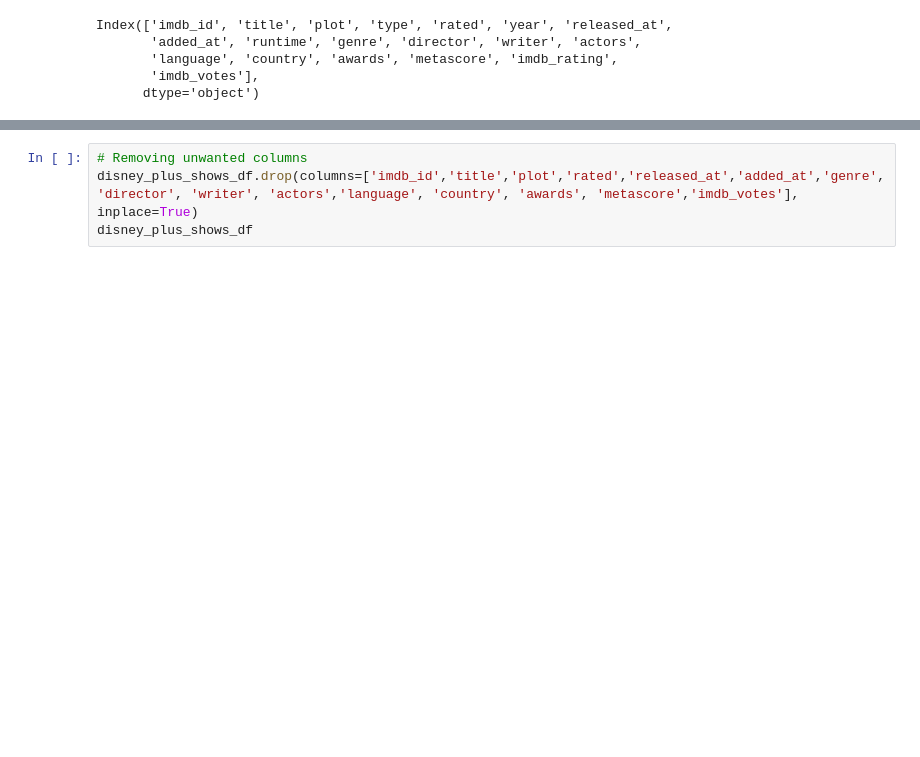
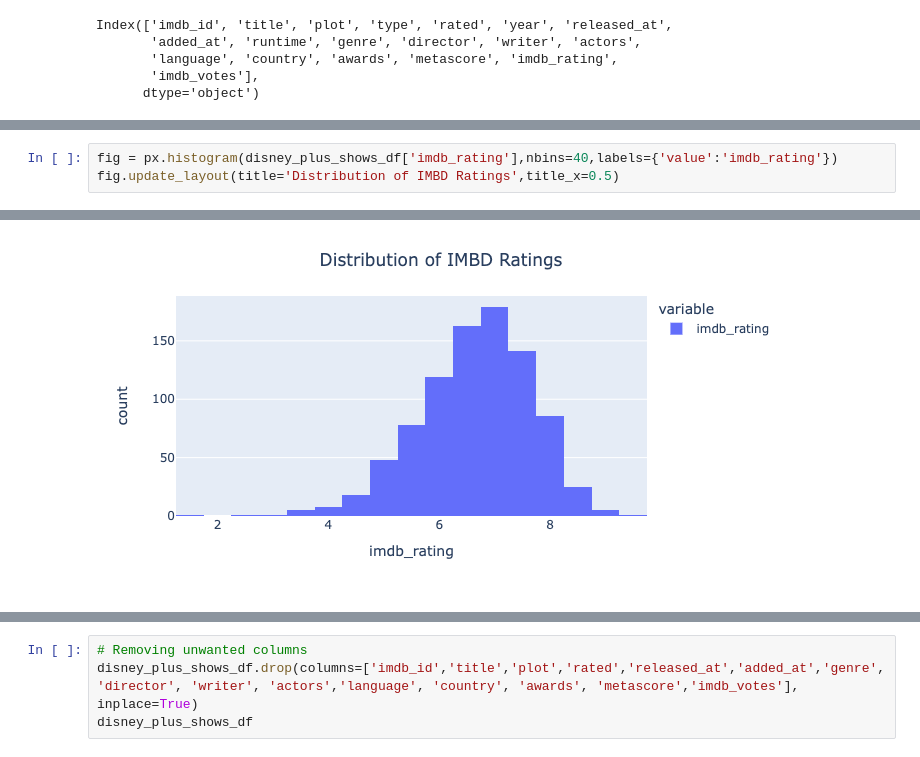
Before and after one commit to nithiyasuresh/Disney_project, a Jupyter notebook: initial.ipynb, the cells around one changed output, grey strips where cells are left out. Cells and saved outputs as stored; diff of their text form; blank space fills up the shorter version.

Commit message:
progress with histo, bar and scatter

```diff
--- a/initial.ipynb
+++ b/initial.ipynb
@@ -53,0 +98,4 @@ Index(['imdb_id', 'title', 'plot', 'type', 'rated', 'year', 'released_at',
+# %%
+fig = px.histogram(disney_plus_shows_df['imdb_rating'],nbins=40,labels={'value':'imdb_rating'})
+fig.update_layout(title='Distribution of IMBD Ratings',title_x=0.5)
+# %% [output]
@@ -53,0 +103 @@ Index(['imdb_id', 'title', 'plot', 'type', 'rated', 'year', 'released_at',
+[figure, added]
```
Also changed, not shown: parts of 14 cells of this notebook.
